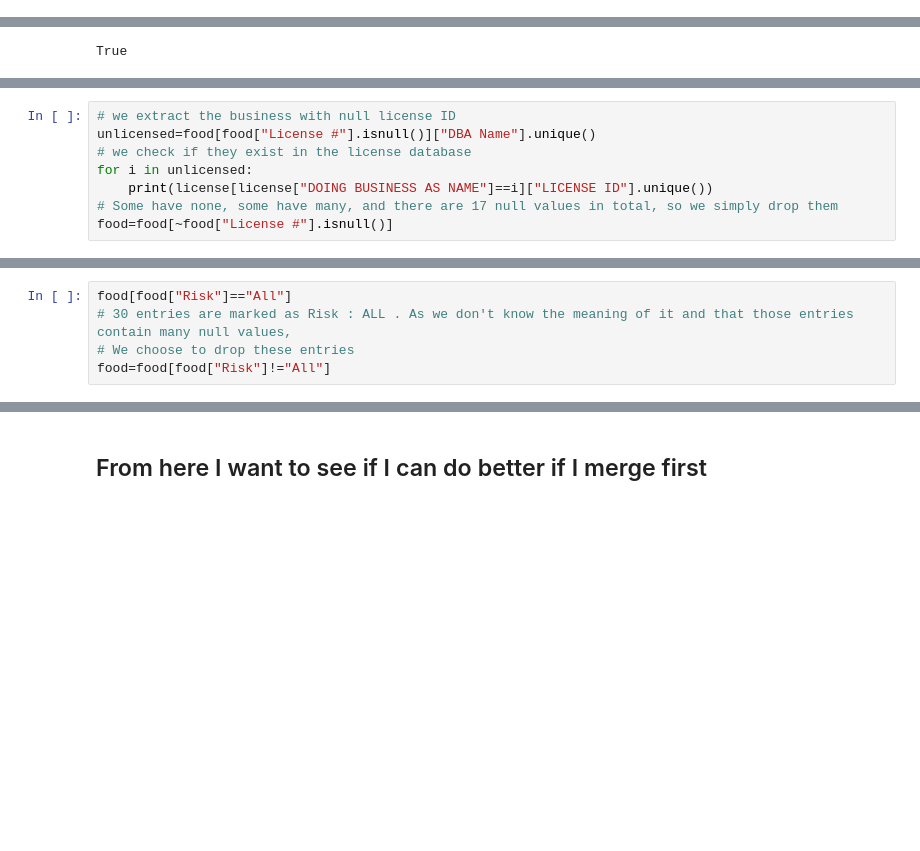
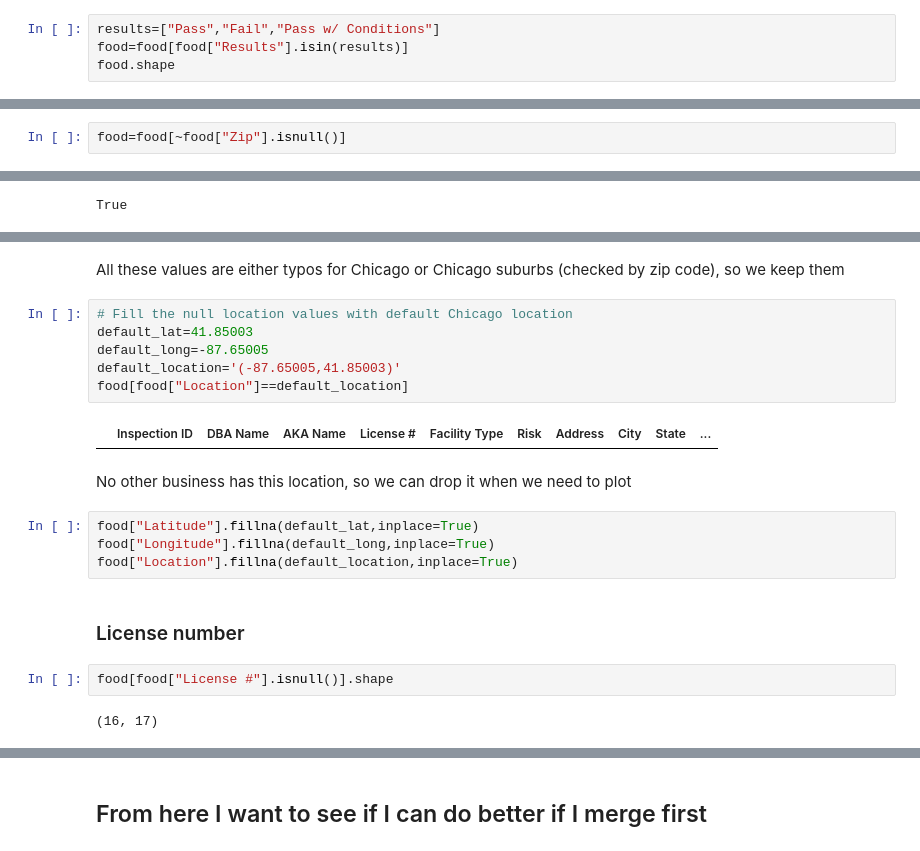
Before and after one commit to Kaabachi/project-ada, a Jupyter notebook: Untitled.ipynb, the cells around one changed output, grey strips where cells are left out. Cells and saved outputs as stored; diff of their text form; blank space fills up the shorter version.

```diff
--- a/Untitled.ipynb
+++ b/Untitled.ipynb
@@ -38,0 +81,4 @@ food["Zip"].fillna(60614,inplace=True)
+# %%
+results=["Pass","Fail","Pass w/ Conditions"]
+food=food[food["Results"].isin(results)]
+food.shape
@@ -38,0 +91,2 @@ food["Zip"].fillna(60614,inplace=True)
+# %%
+food=food[~food["Zip"].isnull()]
@@ -95,8 +149,0 @@ food["Location"].fillna(default_location,inplace=True)
-# %%
-# we extract the business with null license ID
-unlicensed=food[food["License #"].isnull()]["DBA Name"].unique()
-# we check if they exist in the license database
-for i in unlicensed:
-    print(license[license["DOING BUSINESS AS NAME"]==i]["LICENSE ID"].unique())
-# Some have none, some have many, and there are 17 null values in total, so we simply drop them
-food=food[~food["License #"].isnull()]
@@ -139,5 +149,0 @@ food["Facility Type"].fillna("Unspecified", inplace=True)
-# %%
-food[food["Risk"]=="All"]
-# 30 entries are marked as Risk : ALL . As we don't know the meaning of it and that those entries contain many null values,
-# We choose to drop these entries
-food=food[food["Risk"]!="All"]
@@ -182,0 +150,22 @@ memory usage: 26.7+ MB
+# %% [markdown]
+All these values are either typos for Chicago or Chicago suburbs (checked by zip code), so we keep them
+# %%
+# Fill the null location values with default Chicago location
+default_lat=41.85003
+default_long=-87.65005
+default_location='(-87.65005,41.85003)'
+food[food["Location"]==default_location]
+# %% [output]
+|  | Inspection ID | DBA Name | AKA Name | License # | Facility Type | Risk | Address | City | State | ... |
+# %% [markdown]
+No other business has this location, so we can drop it when we need to plot
+# %%
+food["Latitude"].fillna(default_lat,inplace=True)
+food["Longitude"].fillna(default_long,inplace=True)
+food["Location"].fillna(default_location,inplace=True)
+# %% [markdown]
+### License number
+# %%
+food[food["License #"].isnull()].shape
+# %% [output]
+(16, 17)
```
Also changed, not shown: parts of 131 cells of this notebook.
